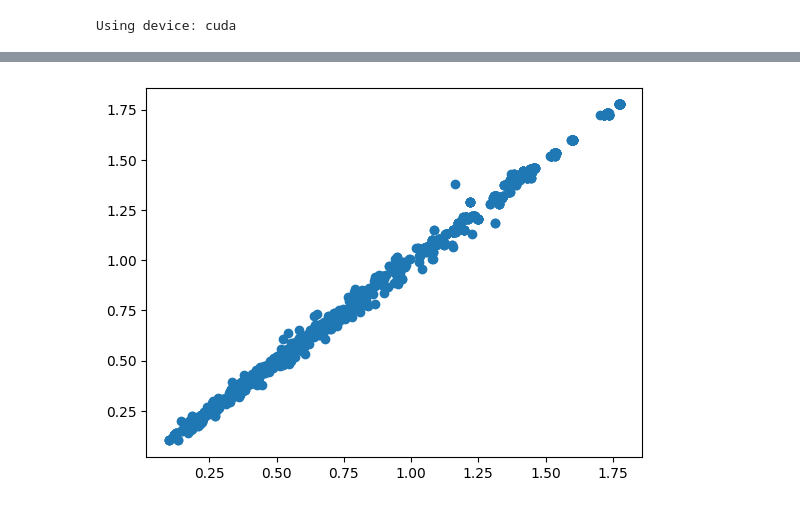
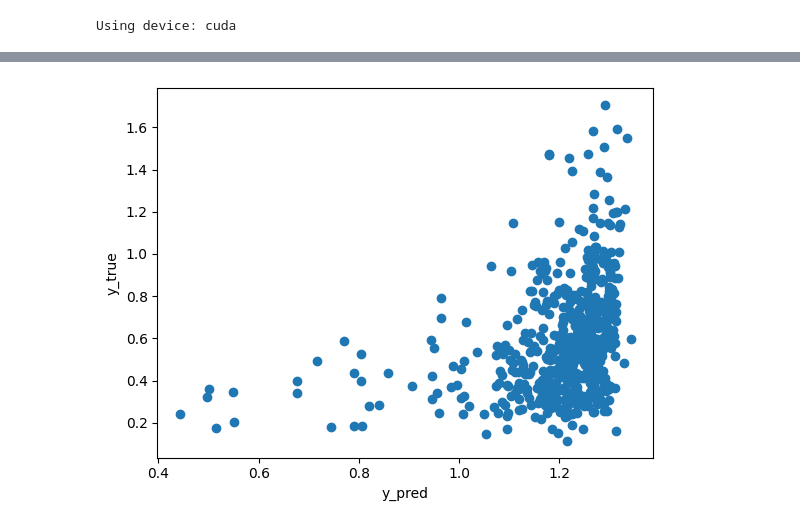
Before and after one commit to Cellular-Adventures/CapstoneAI-FiberProbe, a Jupyter notebook: Train.ipynb, the cells around one changed output, grey strips where cells are left out. Drawn from its saved outputs; the diff is of its cells as text; code cells hidden in the pictures.

Commit message:
improving training file

```diff
--- a/Train.ipynb
+++ b/Train.ipynb
@@ -49,6 +48,8 @@ EXTRACTED: 916 bubbles have VeloOut != -1 out of 3437 total bubbles.
 Added H:\My Documents\Capstone results\60_2024-11-12T145426_bubbles.csv to H:\My Documents\Capstone results\All_bubbles.zip as 60_2024-11-12T145426_bubbles.csv
 Added H:\My Documents\Capstone results\velocity_predictions.csv to H:\My Documents\Capstone results\All_bubbles.zip as velocity_predictions.csv
 All CSV files in H:\My Documents\Capstone results and its subfolders zipped as H:\My Documents\Capstone results\All_bubbles.zip
+# %%
+feature_scaler, target_scaler, X_train_scaled, y_train_scaled, X_val_scaled, y_val_scaled, X_test_scaled, y_test_scaled = save_second_scaler(df)
 # %%
 chance = 0.3
 bins = 20
@@ -60,23 +78,19 @@ X_train, y_train = flatten_data_distribution(X_train, y_train, bins, scaling_fac
 # %%
-X_train_tensor = torch.tensor(X_train[..., np.newaxis], dtype=torch.float32)
-y_train_tensor = torch.tensor(y_train, dtype=torch.float32).unsqueeze(1)
-X_val_tensor = torch.tensor(X_val[..., np.newaxis], dtype=torch.float32)
-y_val_tensor = torch.tensor(y_val, dtype=torch.float32).unsqueeze(1)
-X_train_tensor = X_train_tensor.to(device)
-y_train_tensor = y_train_tensor.to(device)
-X_val_tensor = X_train_tensor.to(device)
-y_val_tensor = y_train_tensor.to(device)
-
-# Model config from your best setup
+# Model setup
 gru1_model = GRUModel(input_size=1, hidden_size=20, num_layers=2)
 gru1_model.to(device)
 
-# Loss and optimizer
 criterion = torch.nn.MSELoss()
-optimizer = torch.optim.Adam(gru1_model.parameters(), lr=0.01)
+optimizer = torch.optim.Adam(gru1_model.parameters(), lr=0.0008)
+
+# Early stopping parameters
+patience = 100
+best_val_loss = float('inf')
+epochs_no_improve = 0
+best_model_state = None
 
 # Training loop
-epochs = 1500
+epochs = 2000
 train_losses, val_losses = [], []
 
 for epoch in range(epochs):
@@ -95,15 +109,30 @@ for epoch in range(epochs):
     train_losses.append(loss.item())
     val_losses.append(val_loss.item())
 
+    # Early stopping logic
+    if val_loss.item() < best_val_loss:
+        best_val_loss = val_loss.item()
+        best_model_state = gru1_model.state_dict()
+        epochs_no_improve = 0
+    else:
+        epochs_no_improve += 1
+        if epochs_no_improve >= patience:
+            print(f"Early stopping triggered at epoch {epoch+1}")
+            break
+
     if (epoch+1) % 100 == 0 or epoch == 0:
         print(f"Epoch {epoch+1}/{epochs} - Train Loss: {loss.item():.4f} - Val Loss: {val_loss.item():.4f}")
 
-# Plot loss curve
+# Restore best model
+if best_model_state is not None:
+    gru1_model.load_state_dict(best_model_state)
+
+# Plot loss curves
 plt.plot(train_losses, label='Train Loss')
 plt.plot(val_losses, label='Val Loss')
 plt.xlabel("Epoch")
 plt.ylabel("MSE Loss")
-plt.title("Training Curve")
+plt.title("Training Curve with Early Stopping")
 plt.legend()
 plt.grid(True)
 plt.show()
@@ -150,9 +166,11 @@ R² Score: 0.997
 # %%
 plt.figure()
 plt.scatter(y_pred_gru1,y_true)
+plt.xlabel('y_pred')
+plt.ylabel('y_true')
 plt.show()
 # %% [output]
-[figure, old version]
+[figure, new version]
 # %%
 gru2_model = GRUModel(input_size=1, hidden_size=20, num_layers=2)
 gru2_model.to(device)
```
Also changed, not shown: parts of 15 cells of this notebook.
